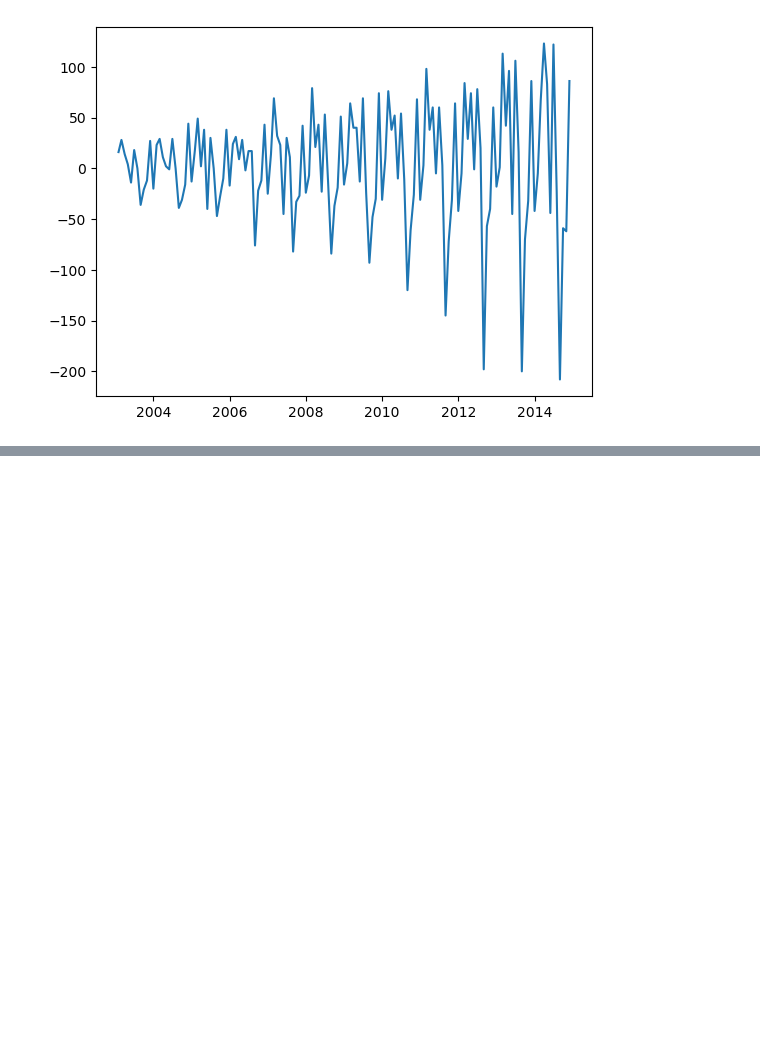
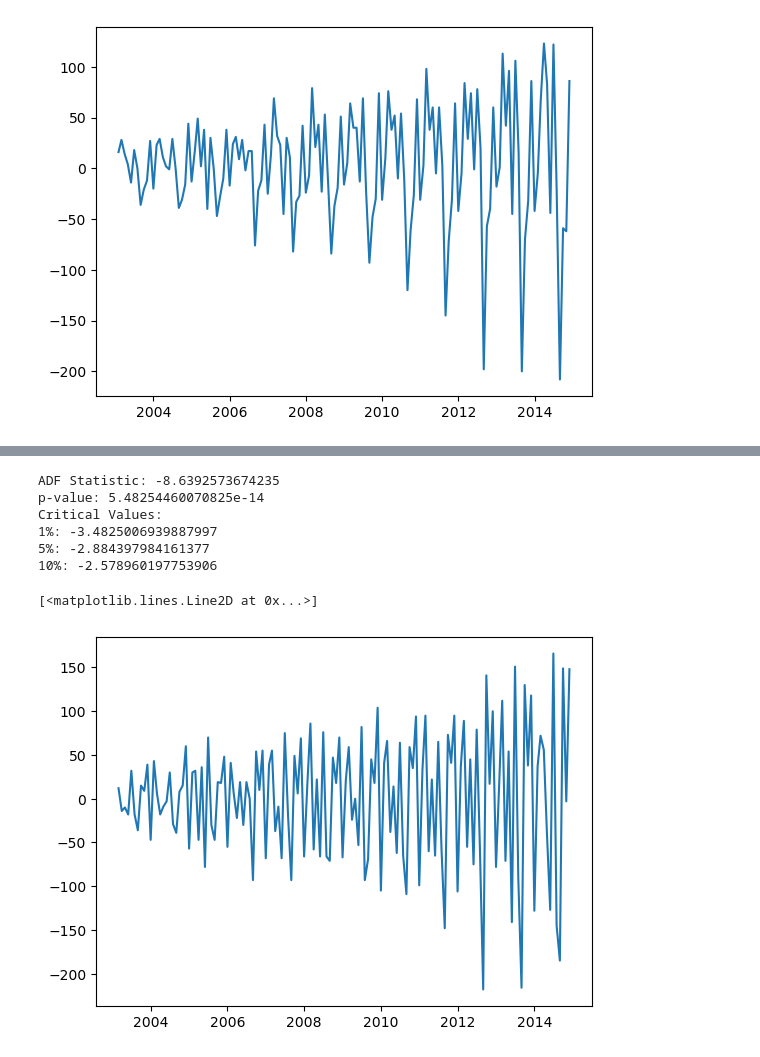
Before and after one commit to AndrewBoyne/my_qa_repo, a Jupyter notebook: Week 8/Tractor Sales after differencing.ipynb, the cells around one changed output, grey strips where cells are left out. Cells and saved outputs as stored; diff of their text form; code cells hidden in the pictures; blank space fills up the shorter version.

```diff
--- a/Week 8/Tractor Sales after differencing.ipynb
+++ b/Week 8/Tractor Sales after differencing.ipynb
@@ -155,3 +155,5 @@ plt.plot(sales_diff['Number of Tractor Sold'])
 # %% [output]
 [<matplotlib.lines.Line2D at 0x...>]
 [figure]
+# %%
+sales_diff = TSales.diff().dropna()
@@ -157,0 +179,2 @@ plt.plot(sales_diff['Number of Tractor Sold'])
+# %%
+sales_diff_diff = sales_diff.diff().dropna()
@@ -157,0 +198,19 @@ plt.plot(sales_diff['Number of Tractor Sold'])
+# %%
+result = adfuller(sales_diff_diff, autolag='AIC')
+print('ADF Statistic:', result[0])
+print('p-value:', result[1])
+print('Critical Values:')
+for key, value in result[4].items():
+    print(f'{key}: {value}')
+# %% [output]
+ADF Statistic: -8.6392573674235
+p-value: 5.48254460070825e-14
+Critical Values:
+1%: -3.4825006939887997
+5%: -2.884397984161377
+10%: -2.578960197753906
+# %%
+plt.plot(sales_diff_diff['Number of Tractor Sold'])
+# %% [output]
+[<matplotlib.lines.Line2D at 0x...>]
+[figure, added]
```
Also changed, not shown: parts of 3 cells of this notebook.
